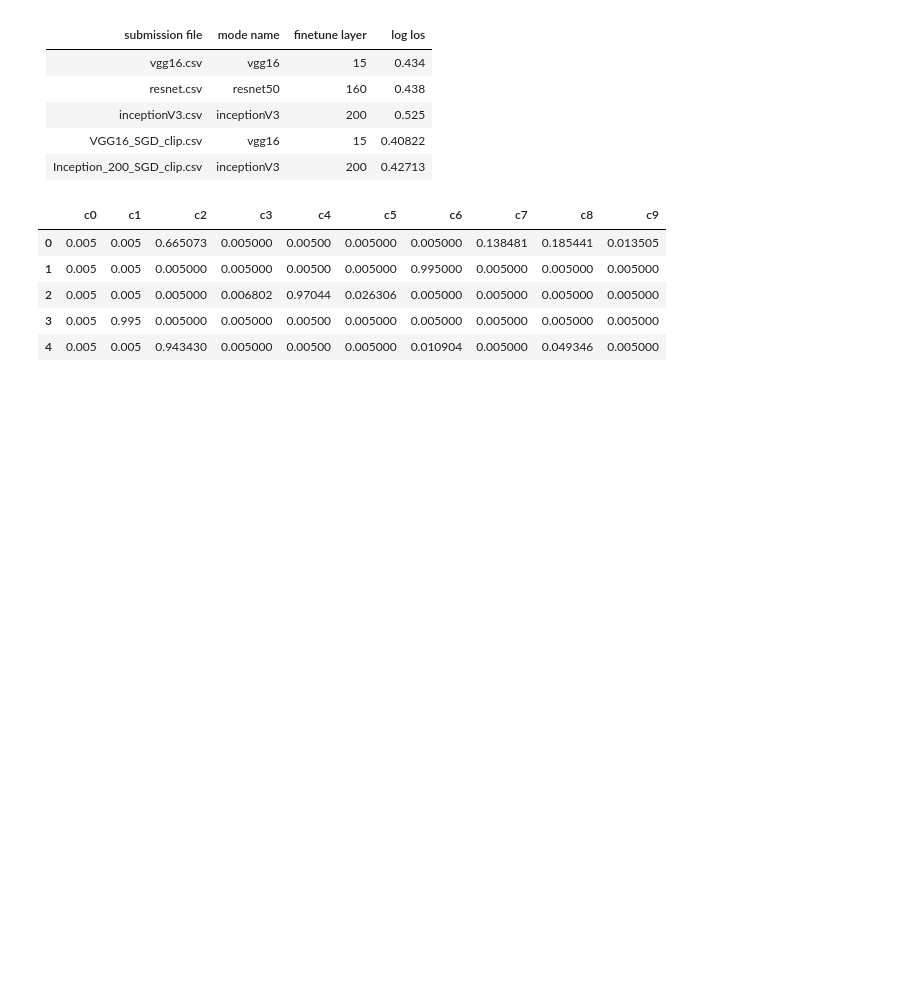
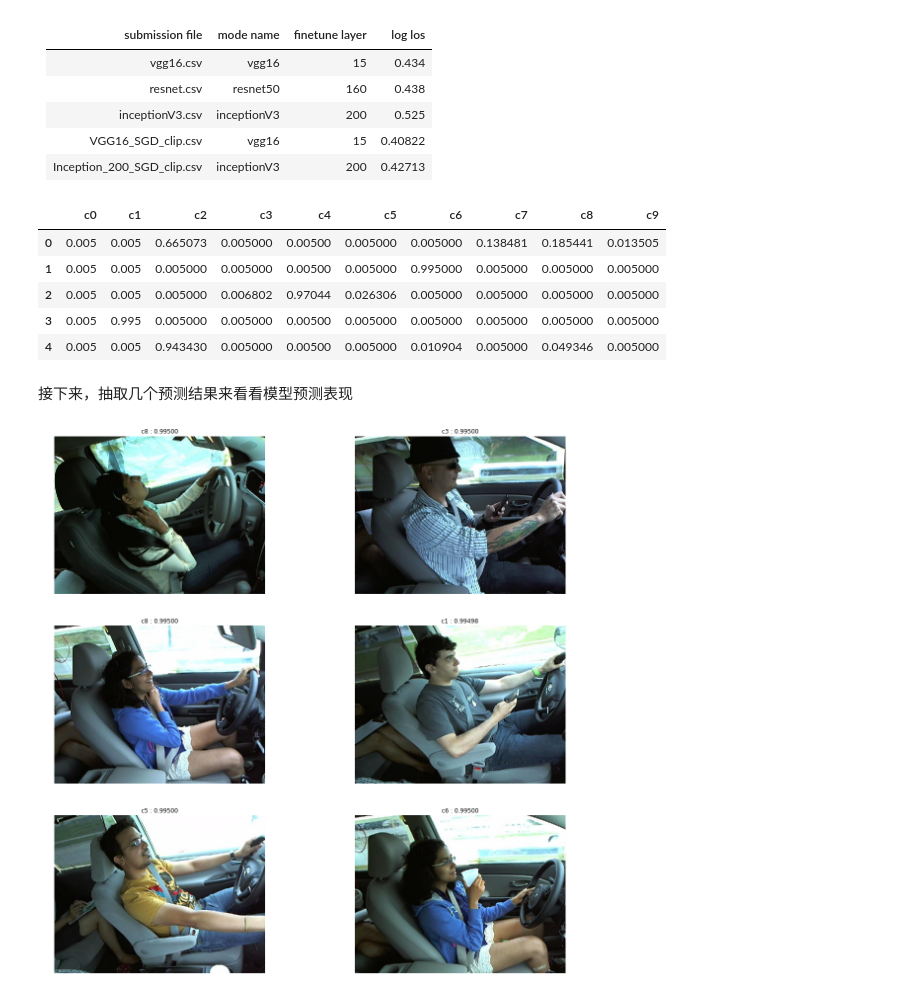
Before and after one commit to NaughtyFlame/distracted_driver_detection, a Jupyter notebook: submission_merge.ipynb, the cells around one changed output. Saved outputs shown, nothing was run; the diff lists cells and outputs as text; code cells hidden in the pictures; blank space fills up the shorter version.

Commit message:
Visualize results

```diff
--- a/submission_merge.ipynb
+++ b/submission_merge.ipynb
@@ -39,3 +41,5 @@ def clip_func(input_dataset, file_name):
     new_subm = input_dataset[col].clip(lower=0.005, upper=0.995)
     new_subm.insert(0, 'img', input_dataset['img'])
     new_subm.to_csv("subm/" + file_name, index=False)
+# %% [markdown]
+接下来，抽取几个预测结果来看看模型预测表现
@@ -41,0 +51,17 @@ def clip_func(input_dataset, file_name):
+# %%
+i = 0
+plt.figure(figsize=(20,20))
+classification = display[col].idxmax(axis=1)
+col = ['c'+str(i) for i in range(10)]
+for index, row in display.iterrows():
+    plt.subplot(3, 2, i+1)
+    img_path = "dataset/test/" + row['img']
+    img =cv2.imread(img_path, 1)
+    img = cv2.cvtColor(img, cv2.COLOR_BGR2RGB)
+    title = "{} : {:.5f}".format(classification[index], row[col].max())
+    plt.title(title)
+    plt.axis('off')
+    plt.imshow(img)
+    i = i + 1
+# %% [output]
+[figure, added]
```
Also changed, not shown: parts of 3 cells of this notebook, 2 other files.
